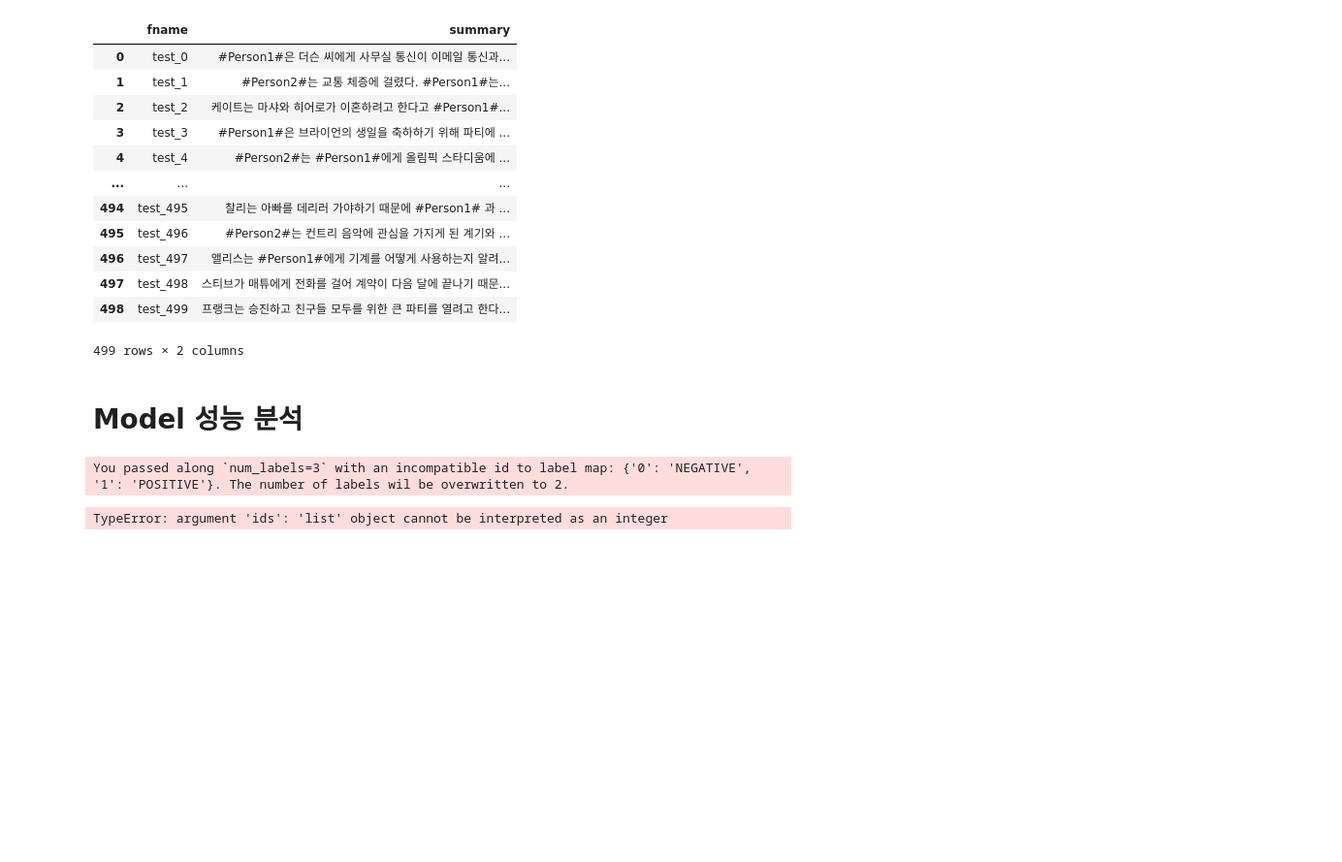
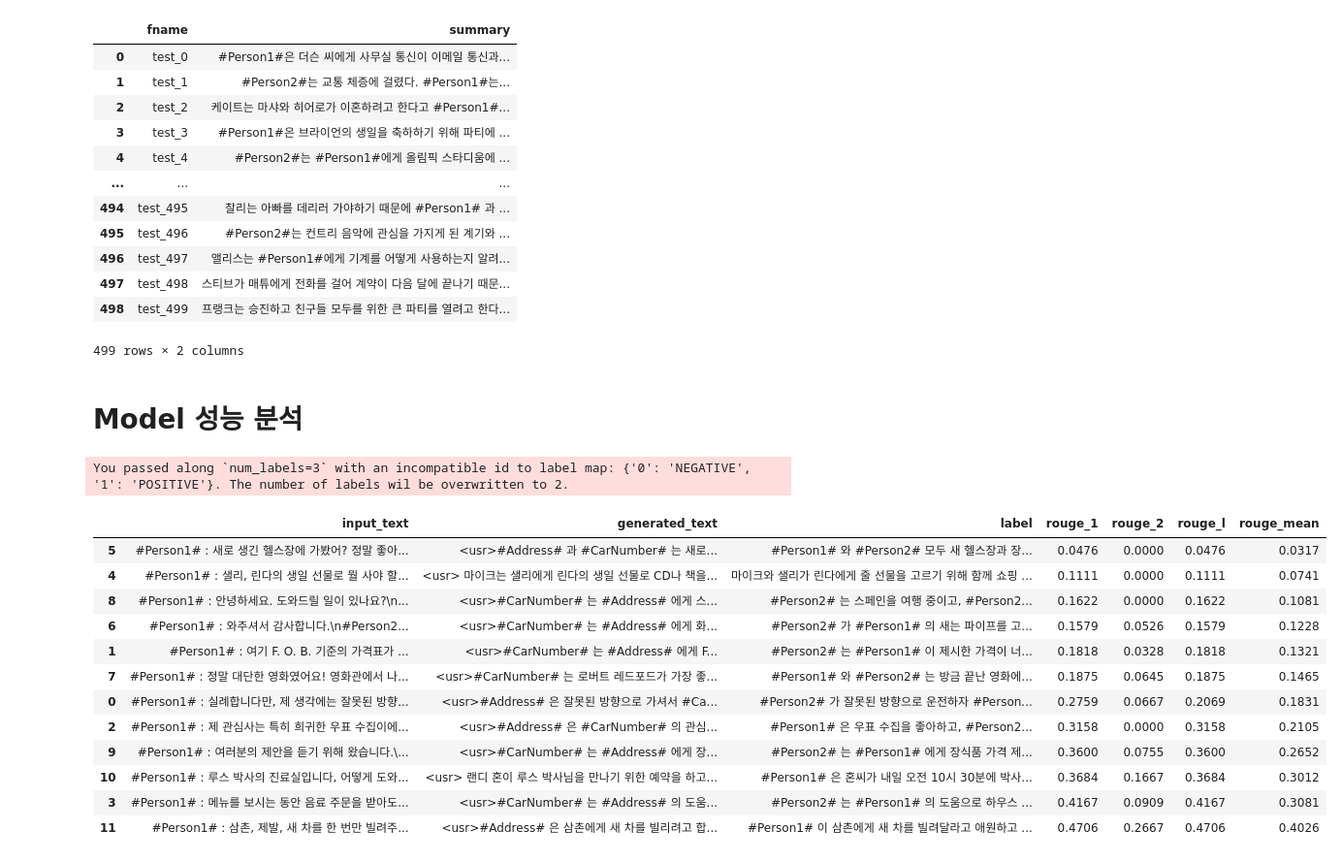
Before and after one commit to UpstageAILab3/upstage-nlp-summarization-nlp2-pub, a Jupyter notebook: main.ipynb, the cells around one changed output. Shown: that part at 97% size. Saved outputs shown, nothing was run; the diff lists cells and outputs as text; code cells hidden in the pictures; blank space fills up the shorter version.

Commit message:
feat : add model analyze

```diff
--- a/main.ipynb
+++ b/main.ipynb
@@ -9,10 +9,15 @@ from model.model import Model
 from model.trainer import Trainer
 from model.test import Test
 from model.model_analyze import ModelAnalyze
+
 from data_pre.dataset import TrainValidDataset, TestDataset
+import pandas as pd
+
 
 random_seed = 42
 random.seed(random_seed)
+
+pd.set_option('display.max_colwidth', None)
 # %% [markdown]
 # Model & Tokenizer & Dataset 생성
 # %%
@@ -95,17 +100,29 @@ You passed along `num_labels=3` with an incompatible id to label map: {'0': 'NEG
 # %% [markdown]
 # Model 성능 분석
 # %%
-# train_dataset의 0.2퍼 가져오기
-
-sample_size = int(len(train_dataset) * 0.2)
+# train_dataset의 0.001
+sample_size = int(len(train_dataset) * 0.001)
 indices = random.sample(range(len(train_dataset)), sample_size)
 
 valid_dataset = Subset(train_dataset, indices)
 model_path = '/root/upstage-nlp-summarization-nlp2/results/checkpoint-2340'
 # %%
 model_analyze = ModelAnalyze(config, tokenizer, device)
-result_df = model_analyze.get_result(valid_dataset, model_path)
+result_df, result_mean = model_analyze.get_result(valid_dataset, model_path)
+result_df = result_df.sort_values(by = 'rouge_mean')
 result_df
 # %% [output]
 You passed along `num_labels=3` with an incompatible id to label map: {'0': 'NEGATIVE', '1': 'POSITIVE'}. The number of labels wil be overwritten to 2.
-TypeError: argument 'ids': 'list' object cannot be interpreted as an integer
+|  | input_text | generated_text | label | rouge_1 | rouge_2 | rouge_l | rouge_mean |
+| 5 | #Person1# : 새로 생긴 헬스장에 가봤어? 정말 좋아... | <usr>#Address# 과 #CarNumber# 는 새로... | #Person1# 와 #Person2# 모두 새 헬스장과 장... | 0.0476 | 0.0000 | 0.0476 | 0.0317 |
+| 4 | #Person1# : 샐리, 린다의 생일 선물로 뭘 사야 할... | <usr> 마이크는 샐리에게 린다의 생일 선물로 CD나 책을... | 마이크와 샐리가 린다에게 줄 선물을 고르기 위해 함께 쇼핑 ... | 0.1111 | 0.0000 | 0.1111 | 0.0741 |
+| 8 | #Person1# : 안녕하세요. 도와드릴 일이 있나요?\n... | <usr>#CarNumber# 는 #Address# 에게 스... | #Person2# 는 스페인을 여행 중이고, #Person2... | 0.1622 | 0.0000 | 0.1622 | 0.1081 |
+| 6 | #Person1# : 와주셔서 감사합니다.\n#Person2... | <usr>#CarNumber# 는 #Address# 에게 화... | #Person2# 가 #Person1# 의 새는 파이프를 고... | 0.1579 | 0.0526 | 0.1579 | 0.1228 |
+| 1 | #Person1# : 여기 F. O. B. 기준의 가격표가 ... | <usr>#CarNumber# 는 #Address# 에게 F... | #Person2# 는 #Person1# 이 제시한 가격이 너... | 0.1818 | 0.0328 | 0.1818 | 0.1321 |
+| 7 | #Person1# : 정말 대단한 영화였어요! 영화관에서 나... | <usr>#CarNumber# 는 로버트 레드포드가 가장 좋... | #Person1# 와 #Person2# 는 방금 끝난 영화에... | 0.1875 | 0.0645 | 0.1875 | 0.1465 |
+| 0 | #Person1# : 실례합니다만, 제 생각에는 잘못된 방향... | <usr>#Address# 은 잘못된 방향으로 가셔서 #Ca... | #Person2# 가 잘못된 방향으로 운전하자 #Person... | 0.2759 | 0.0667 | 0.2069 | 0.1831 |
+| 2 | #Person1# : 제 관심사는 특히 희귀한 우표 수집이에... | <usr>#Address# 은 #CarNumber# 의 관심... | #Person1# 은 우표 수집을 좋아하고, #Person2... | 0.3158 | 0.0000 | 0.3158 | 0.2105 |
+| 9 | #Person1# : 여러분의 제안을 듣기 위해 왔습니다.\... | <usr>#CarNumber# 는 #Address# 에게 장... | #Person2# 는 #Person1# 에게 장식품 가격 제... | 0.3600 | 0.0755 | 0.3600 | 0.2652 |
+| 10 | #Person1# : 루스 박사의 진료실입니다, 어떻게 도와... | <usr> 랜디 혼이 루스 박사님을 만나기 위한 예약을 하고... | #Person1# 은 혼씨가 내일 오전 10시 30분에 박사... | 0.3684 | 0.1667 | 0.3684 | 0.3012 |
+| 3 | #Person1# : 메뉴를 보시는 동안 음료 주문을 받아도... | <usr>#CarNumber# 는 #Address# 의 도움... | #Person2# 는 #Person1# 의 도움으로 하우스 ... | 0.4167 | 0.0909 | 0.4167 | 0.3081 |
+| 11 | #Person1# : 삼촌, 제발, 새 차를 한 번만 빌려주... | <usr>#Address# 은 삼촌에게 새 차를 빌리려고 합... | #Person1# 이 삼촌에게 새 차를 빌려달라고 애원하고 ... | 0.4706 | 0.2667 | 0.4706 | 0.4026 |
```
Also changed, not shown: 4 other files.
